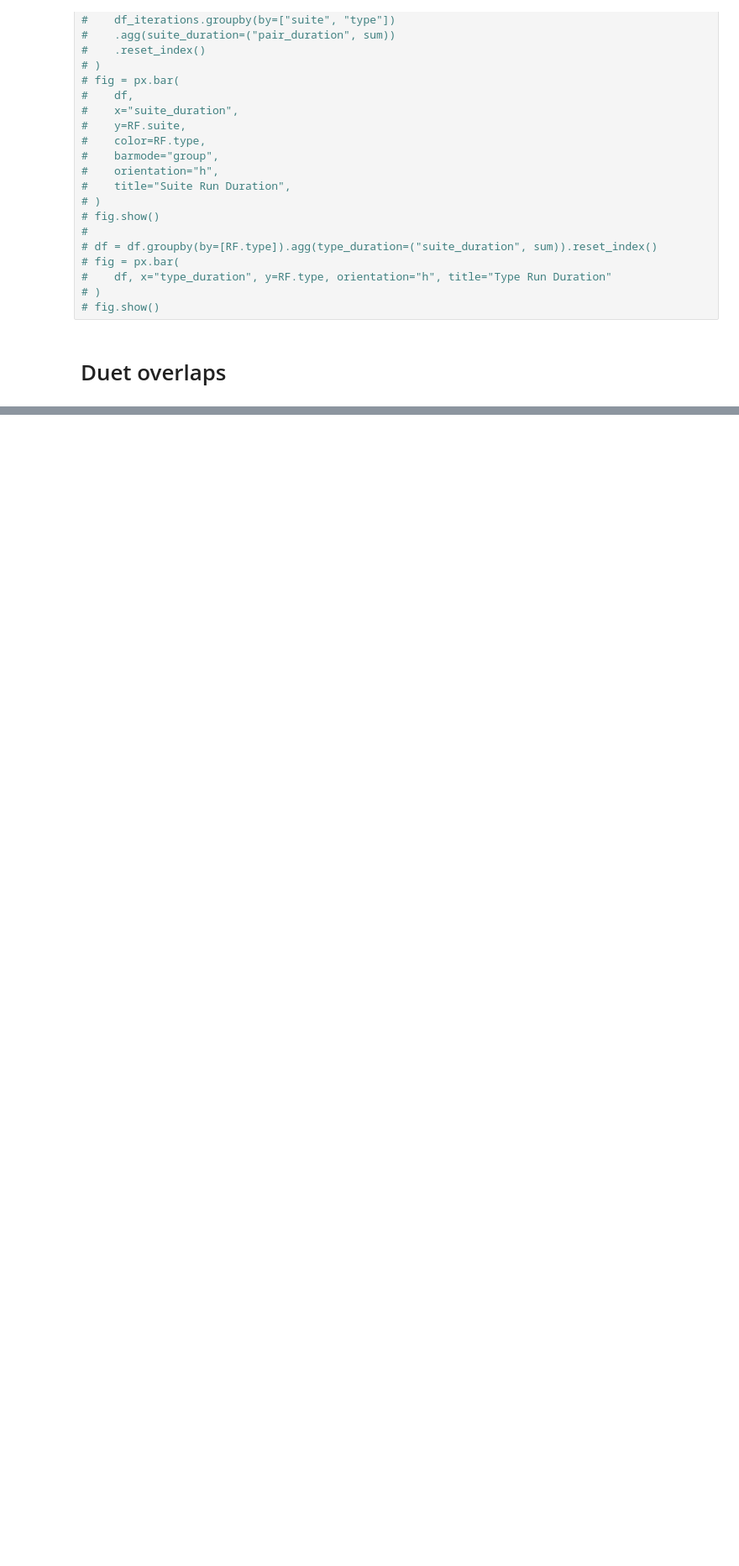
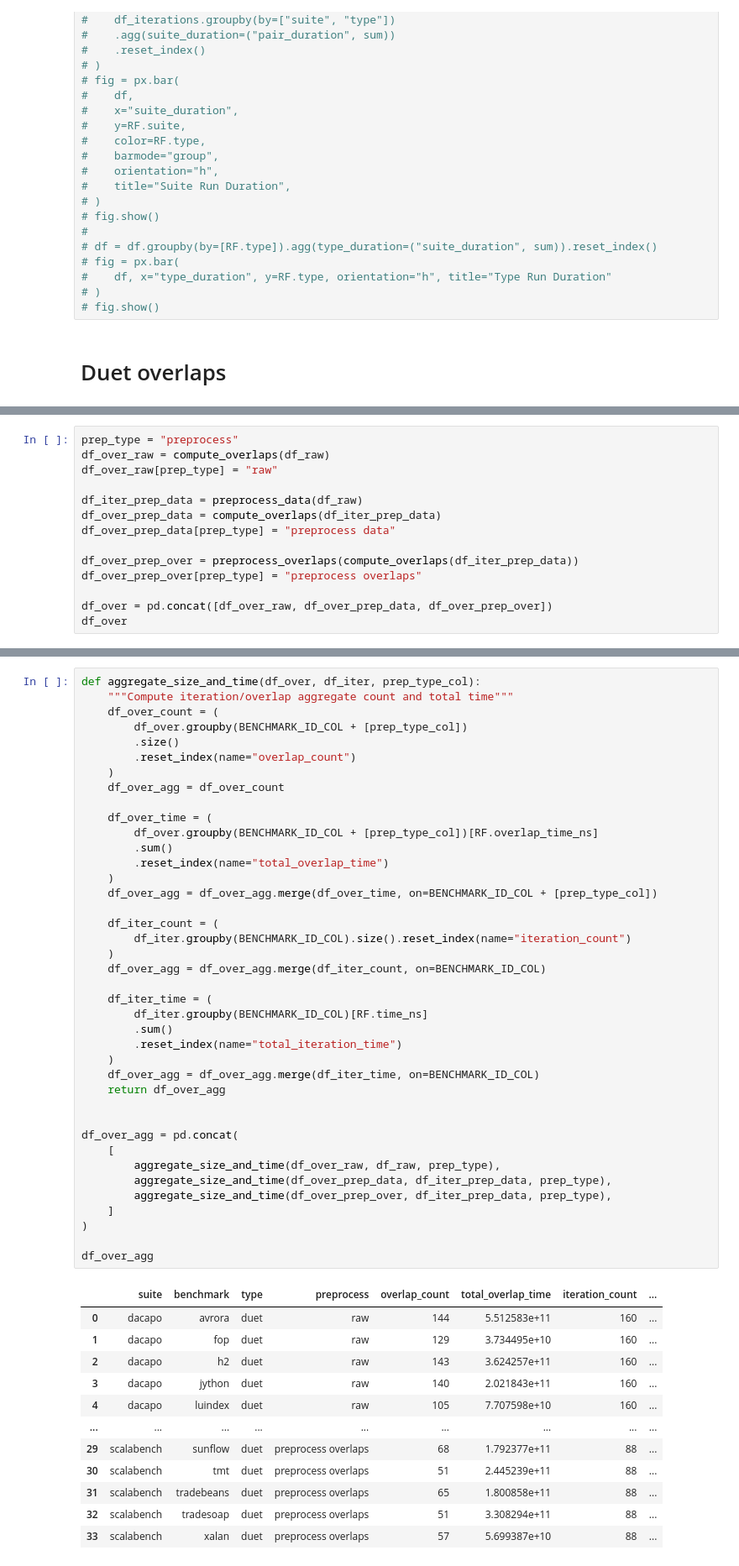
Before and after one commit to TomasDrozdik/asynchronous-duet, a Jupyter notebook: notebooks/verification.ipynb, the cells around one changed output, grey strips where cells are left out. Shown at 84% size. Drawn from its saved outputs; the diff is of its cells as text; blank space fills up the shorter version.

Commit message:
Preprocess overlaps

```diff
--- a/notebooks/verification.ipynb
+++ b/notebooks/verification.ipynb
@@ -357,0 +315,14 @@ for suite in df_over[RF.suite].unique():
+# %%
+prep_type = "preprocess"
+df_over_raw = compute_overlaps(df_raw)
+df_over_raw[prep_type] = "raw"
+
+df_iter_prep_data = preprocess_data(df_raw)
+df_over_prep_data = compute_overlaps(df_iter_prep_data)
+df_over_prep_data[prep_type] = "preprocess data"
+
+df_over_prep_over = preprocess_overlaps(compute_overlaps(df_iter_prep_data))
+df_over_prep_over[prep_type] = "preprocess overlaps"
+
+df_over = pd.concat([df_over_raw, df_over_prep_data, df_over_prep_over])
+df_over
@@ -357,0 +343,53 @@ for suite in df_over[RF.suite].unique():
+# %%
+def aggregate_size_and_time(df_over, df_iter, prep_type_col):
+    """Compute iteration/overlap aggregate count and total time"""
+    df_over_count = (
+        df_over.groupby(BENCHMARK_ID_COL + [prep_type_col])
+        .size()
+        .reset_index(name="overlap_count")
+    )
+    df_over_agg = df_over_count
+
+    df_over_time = (
+        df_over.groupby(BENCHMARK_ID_COL + [prep_type_col])[RF.overlap_time_ns]
+        .sum()
+        .reset_index(name="total_overlap_time")
+    )
+    df_over_agg = df_over_agg.merge(df_over_time, on=BENCHMARK_ID_COL + [prep_type_col])
+
+    df_iter_count = (
+        df_iter.groupby(BENCHMARK_ID_COL).size().reset_index(name="iteration_count")
+    )
+    df_over_agg = df_over_agg.merge(df_iter_count, on=BENCHMARK_ID_COL)
+
+    df_iter_time = (
+        df_iter.groupby(BENCHMARK_ID_COL)[RF.time_ns]
+        .sum()
+        .reset_index(name="total_iteration_time")
+    )
+    df_over_agg = df_over_agg.merge(df_iter_time, on=BENCHMARK_ID_COL)
+    return df_over_agg
+
+
+df_over_agg = pd.concat(
+    [
+        aggregate_size_and_time(df_over_raw, df_raw, prep_type),
+        aggregate_size_and_time(df_over_prep_data, df_iter_prep_data, prep_type),
+        aggregate_size_and_time(df_over_prep_over, df_iter_prep_data, prep_type),
+    ]
+)
+
+df_over_agg
+# %% [output]
+|  | suite | benchmark | type | preprocess | overlap_count | total_overlap_time | iteration_count | ... |
+| 0 | dacapo | avrora | duet | raw | 144 | 5.512583e+11 | 160 | ... |
+| 1 | dacapo | fop | duet | raw | 129 | 3.734495e+10 | 160 | ... |
+| 2 | dacapo | h2 | duet | raw | 143 | 3.624257e+11 | 160 | ... |
+| 3 | dacapo | jython | duet | raw | 140 | 2.021843e+11 | 160 | ... |
+| 4 | dacapo | luindex | duet | raw | 105 | 7.707598e+10 | 160 | ... |
+| ... | ... | ... | ... | ... | ... | ... | ... | ... |
+| 29 | scalabench | sunflow | duet | preprocess overlaps | 68 | 1.792377e+11 | 88 | ... |
+| 30 | scalabench | tmt | duet | preprocess overlaps | 51 | 2.445239e+11 | 88 | ... |
+| 31 | scalabench | tradebeans | duet | preprocess overlaps | 65 | 1.800858e+11 | 88 | ... |
+| 32 | scalabench | tradesoap | duet | preprocess overlaps | 51 | 3.308294e+11 | 88 | ... |
+| 33 | scalabench | xalan | duet | preprocess overlaps | 57 | 5.699387e+10 | 88 | ... |
```
Also changed, not shown: parts of 7 cells of this notebook, 1 other file.
